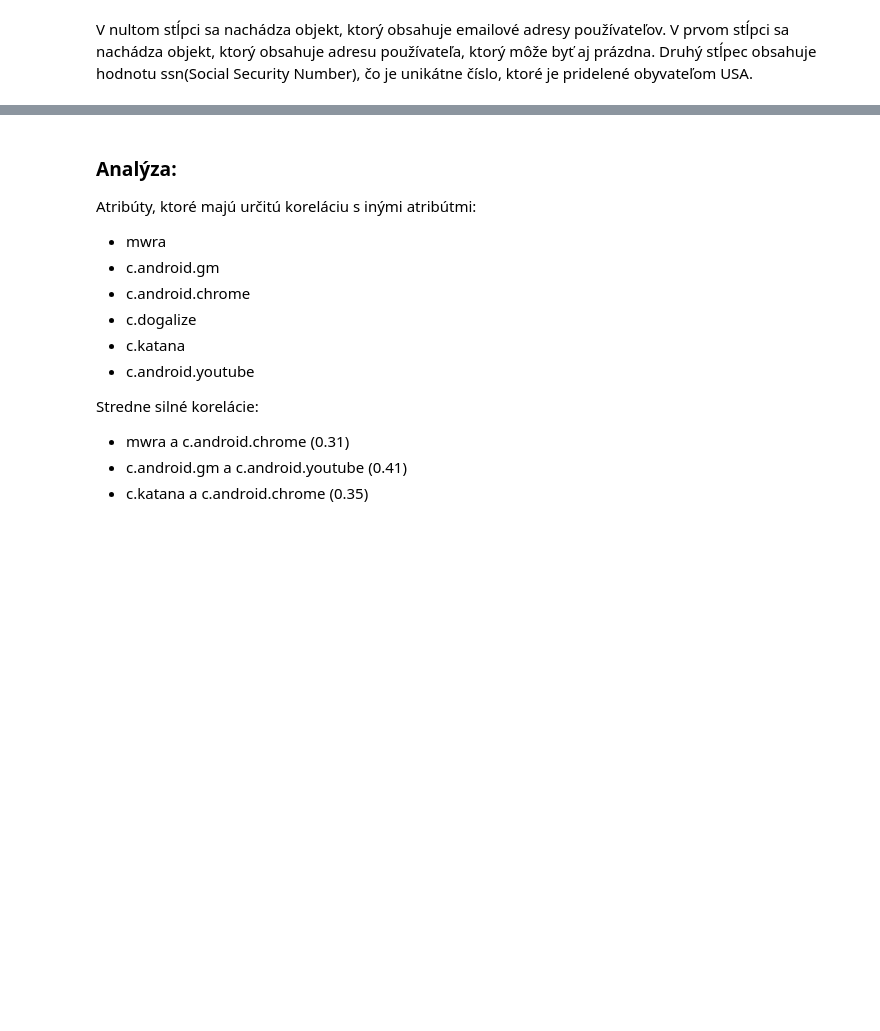
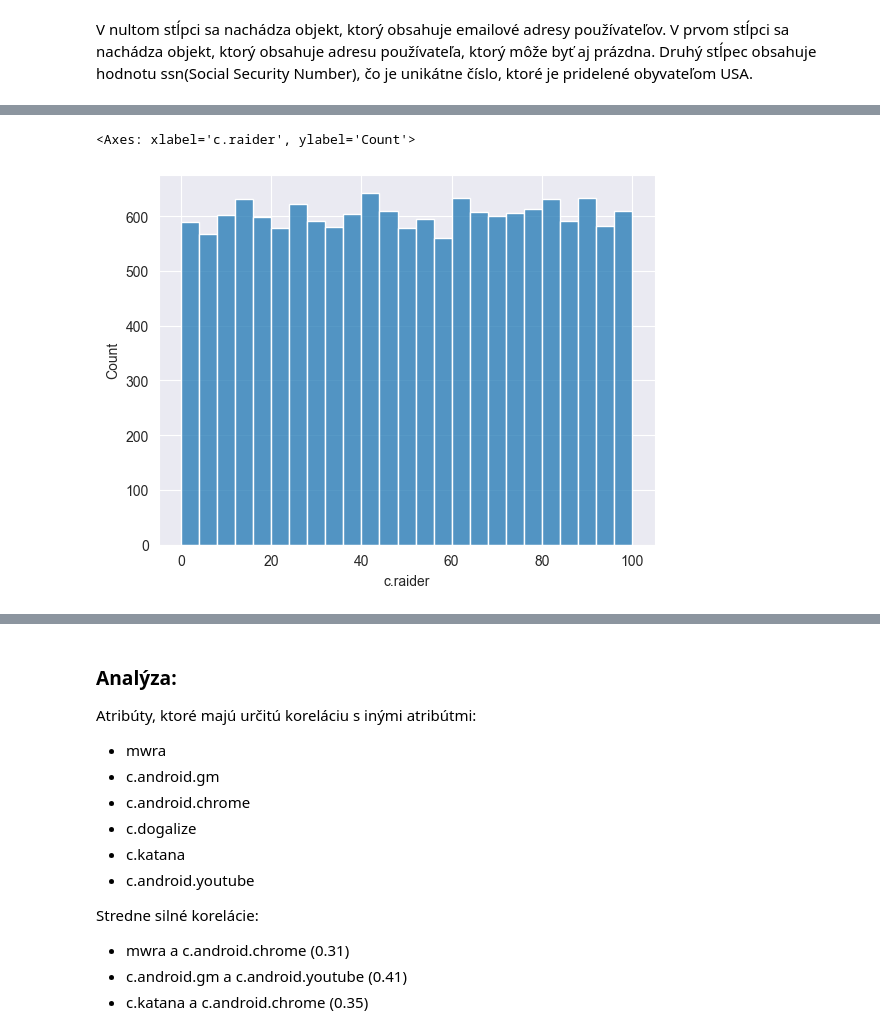
Before and after one commit to RikoAppDev/iau-course-assignments, a Jupyter notebook: zadanie.ipynb, the cells around one changed output, grey strips where cells are left out. Saved outputs shown, nothing was run; the diff lists cells and outputs as text; code cells hidden in the pictures; blank space fills up the shorter version.

```diff
--- a/zadanie.ipynb
+++ b/zadanie.ipynb
@@ -310,0 +333,5 @@ V nultom stĺpci sa nachádza objekt, ktorý obsahuje emailové adresy používa
+# %%
+sns.histplot(connections['c.raider'])
+# %% [output]
+<Axes: xlabel='c.raider', ylabel='Count'>
+[figure, added]
```
Also changed, not shown: parts of 37 cells of this notebook.
